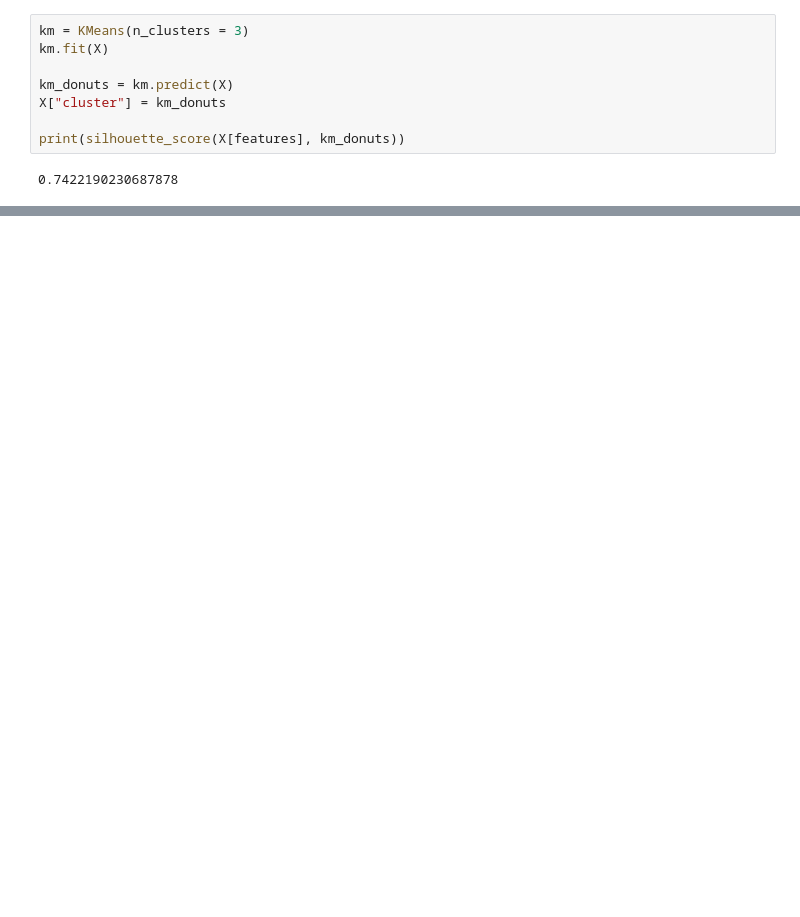
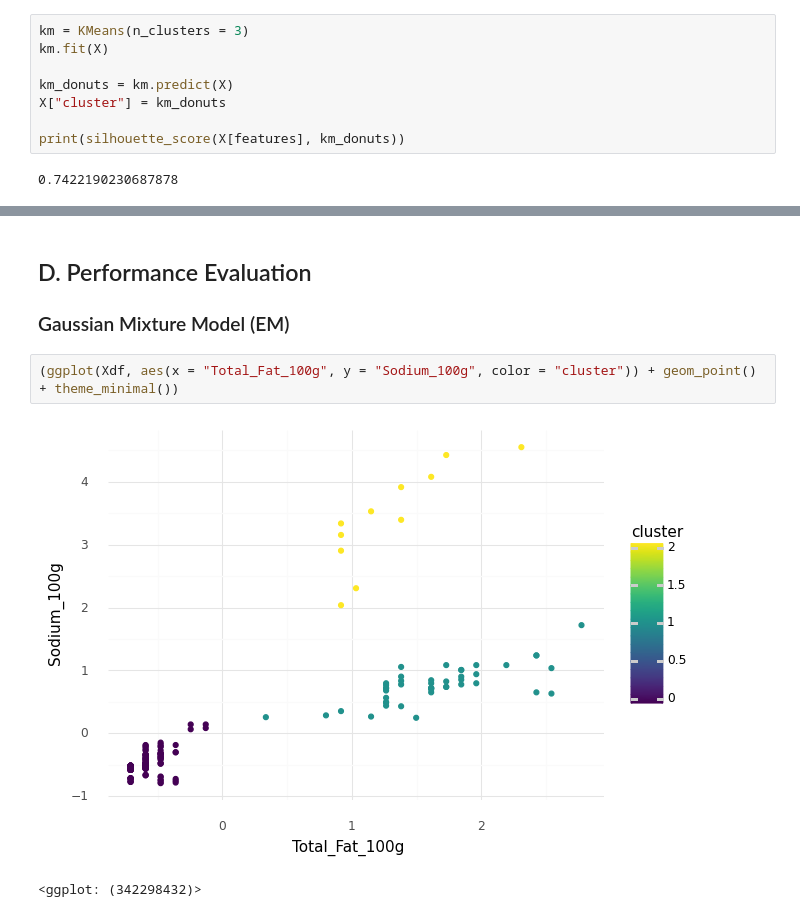
Before and after one commit to min-is/Chapman-University, a Jupyter notebook: CPSC 392 - Data Science/Projects/Min - Project 2.ipynb, the cells around one changed output, grey strips where cells are left out. Drawn from its saved outputs; the diff is of its cells as text; blank space fills up the shorter version.

```diff
--- a/CPSC 392 - Data Science/Projects/Min - Project 2.ipynb
+++ b/CPSC 392 - Data Science/Projects/Min - Project 2.ipynb
@@ -186,3 +193,11 @@ print(silhouette_score(X[features], km_donuts))
+# %% [markdown]
+## D. Performance Evaluation
+### Gaussian Mixture Model (EM)
+# %%
+(ggplot(Xdf, aes(x = "Total_Fat_100g", y = "Sodium_100g", color = "cluster")) + geom_point() + theme_minimal())
+# %% [output]
+[figure, added]
+<ggplot: (342298432)>
 # %%
 (ggplot(df, aes(x = "Total_Fat_100g", y = "Sodium_100g")) + geom_point(aes(color = "factor(cluster)")))
 (ggplot(df, aes(x = 'Total_Fat_100g', y = 'Sugar_100g')) + geom_point(aes(color = "factor(cluster)")))
```
Also changed, not shown: parts of 11 cells of this notebook.
